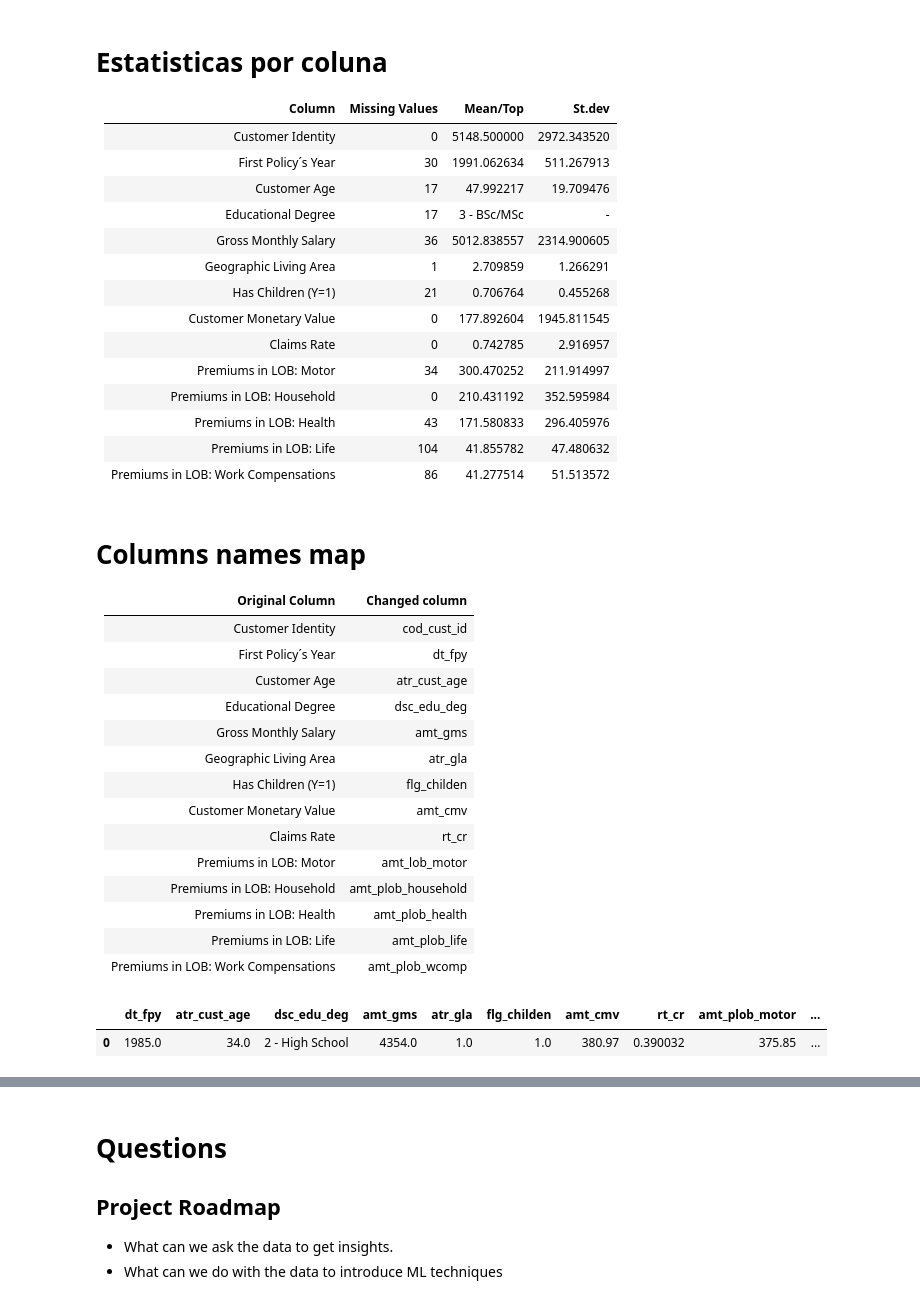
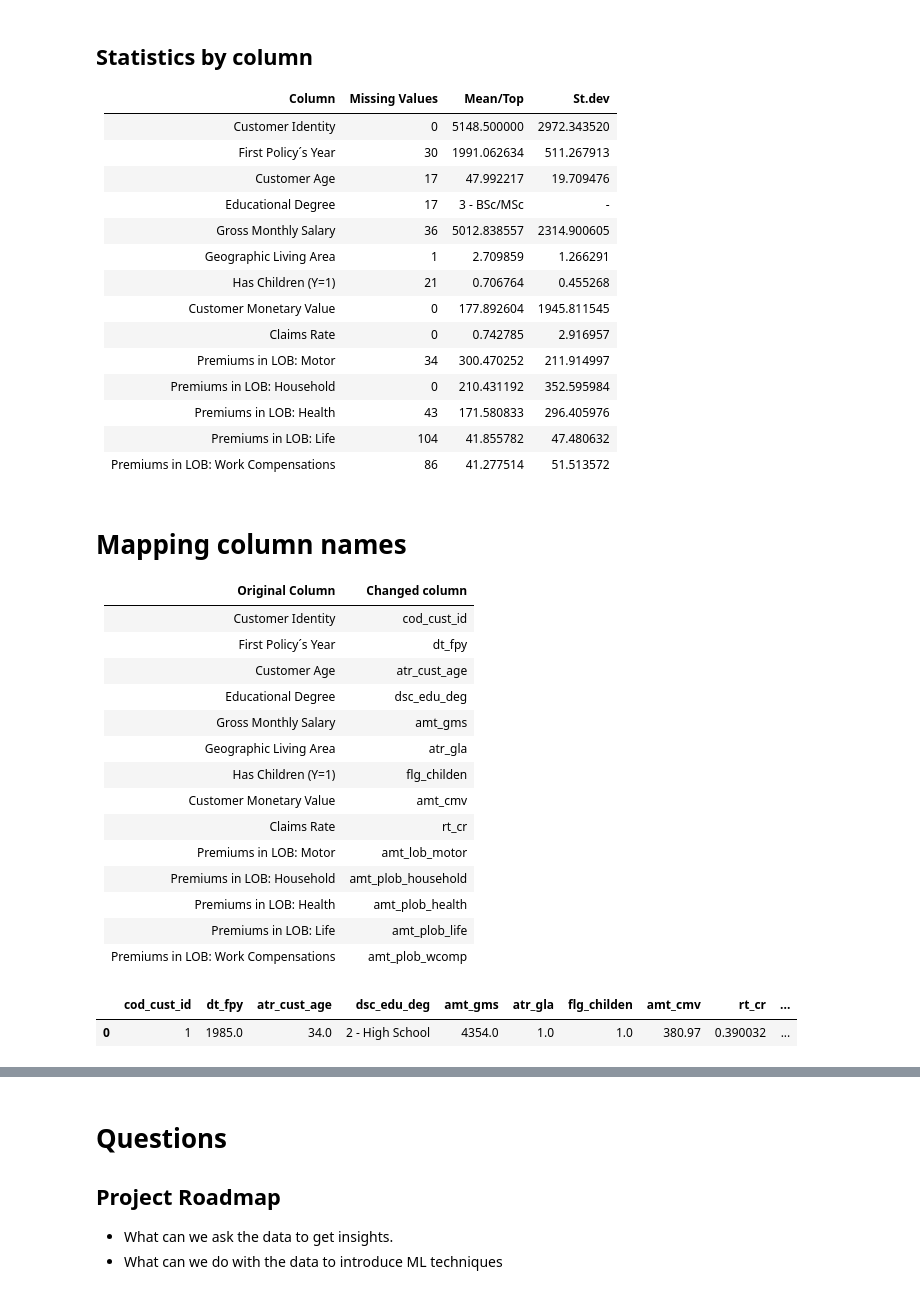
Before and after one commit to Portugapt/Closer-Challenge, a Jupyter notebook: notebook/EDA.ipynb, the cells around one changed output, grey strips where cells are left out. Drawn from its saved outputs; the diff is of its cells as text; code cells hidden in the pictures.

```diff
--- a/notebook/EDA.ipynb
+++ b/notebook/EDA.ipynb
@@ -4,5 +17,5 @@ import numpy as np
 # %%
-dataset = pd.read_excel('dataset.xlsx')
+dataset = pd.read_excel('../data/dataset.xlsx')
 # %%
 dfInsurance = dataset.copy()
 # %% [markdown]
@@ -12,7 +27,7 @@ Tamanho (\#rows): 10296
 \# Colunas: 14
 Duplicados (Alto nível): 0
 # %% [markdown]
-# Estatisticas por coluna
+## Statistics by column
 
 | Column                              | Missing Values | Mean/Top    | St.dev      |
 |-------------------------------------|----------------|-------------|-------------|
@@ -31,7 +46,7 @@ Duplicados (Alto nível): 0
 | Premiums in LOB: Life               | 104            | 41.855782   | 47.480632   |
 | Premiums in LOB: Work Compensations | 86             | 41.277514   | 51.513572   |
 # %% [markdown]
-# Columns names map
+# Mapping column names
 
 | Original Column                     | Changed column     |
 |-------------------------------------|--------------------|
@@ -50,22 +65,26 @@ Duplicados (Alto nível): 0
 | Premiums in LOB: Life               | amt_plob_life      |
 | Premiums in LOB: Work Compensations | amt_plob_wcomp     |
 # %%
-dfInsurance = dfInsurance.rename(columns={"Customer Identity":"cod_cust_id ",
-                                         "First Policy´s Year": "dt_fpy",
-                                         "Customer Age": "atr_cust_age",
-                                         "Educational Degree":"dsc_edu_deg",
-                                         "Gross Monthly Salary": "amt_gms",
-                                         "Geographic Living Area": "atr_gla",
-                                         "Has Children (Y=1)":"flg_childen",
-                                         "Customer Monetary Value":"amt_cmv",
-                                         "Claims Rate":"rt_cr",
-                                         "Premiums in LOB: Motor":"amt_plob_motor",
-                                         "Premiums in LOB: Household":"amt_plob_household",
-                                         "Premiums in LOB: Health":"amt_plob_health",
-                                         "Premiums in LOB:  Life":"amt_plob_life",
-                                         "Premiums in LOB: Work Compensations":"amt_plob_wcomp"})
+columns_map = {"Customer Identity":"cod_cust_id",
+                "First Policy´s Year": "dt_fpy",
+                "Customer Age": "atr_cust_age",
+                "Educational Degree":"dsc_edu_deg",
+                "Gross Monthly Salary": "amt_gms",
+                "Geographic Living Area": "atr_gla",
+                "Has Children (Y=1)":"flg_childen",
+                "Customer Monetary Value":"amt_cmv",
+                "Claims Rate":"rt_cr",
+                "Premiums in LOB: Motor":"amt_plob_motor",
+                "Premiums in LOB: Household":"amt_plob_household",
+                "Premiums in LOB: Health":"amt_plob_health",
+                "Premiums in LOB:  Life":"amt_plob_life",
+                "Premiums in LOB: Work Compensations":"amt_plob_wcomp"}
+
+columns_map_reverse = {v: k for k, v in columns_map.items()}
+
+dfInsurance = dfInsurance.rename(columns=columns_map)
 
 dfInsurance.head(1)
 # %% [output]
-|  | dt_fpy | atr_cust_age | dsc_edu_deg | amt_gms | atr_gla | flg_childen | amt_cmv | rt_cr | amt_plob_motor | ... |
-| 0 | 1985.0 | 34.0 | 2 - High School | 4354.0 | 1.0 | 1.0 | 380.97 | 0.390032 | 375.85 | ... |
+|  | cod_cust_id | dt_fpy | atr_cust_age | dsc_edu_deg | amt_gms | atr_gla | flg_childen | amt_cmv | rt_cr | ... |
+| 0 | 1 | 1985.0 | 34.0 | 2 - High School | 4354.0 | 1.0 | 1.0 | 380.97 | 0.390032 | ... |
```
Also changed, not shown: parts of 39 cells of this notebook.
